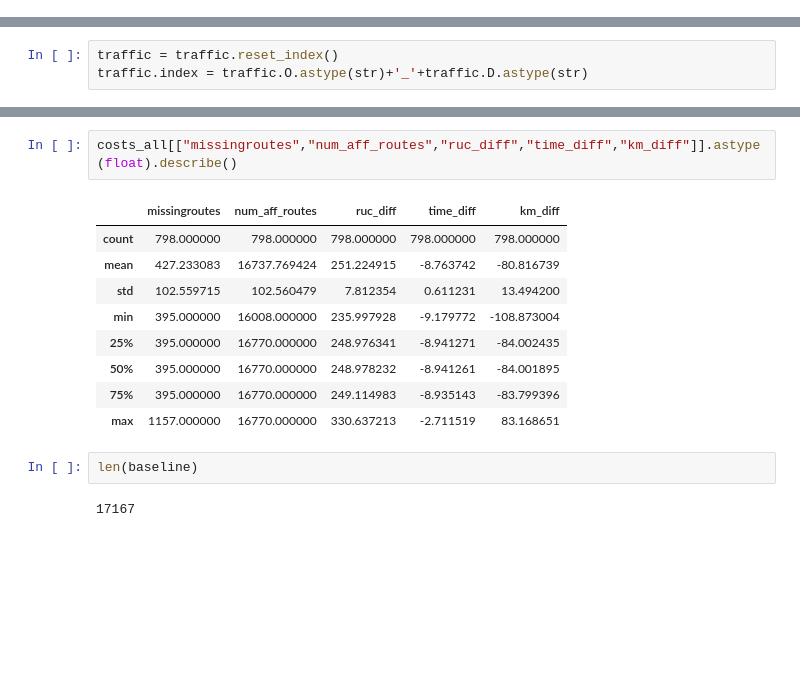
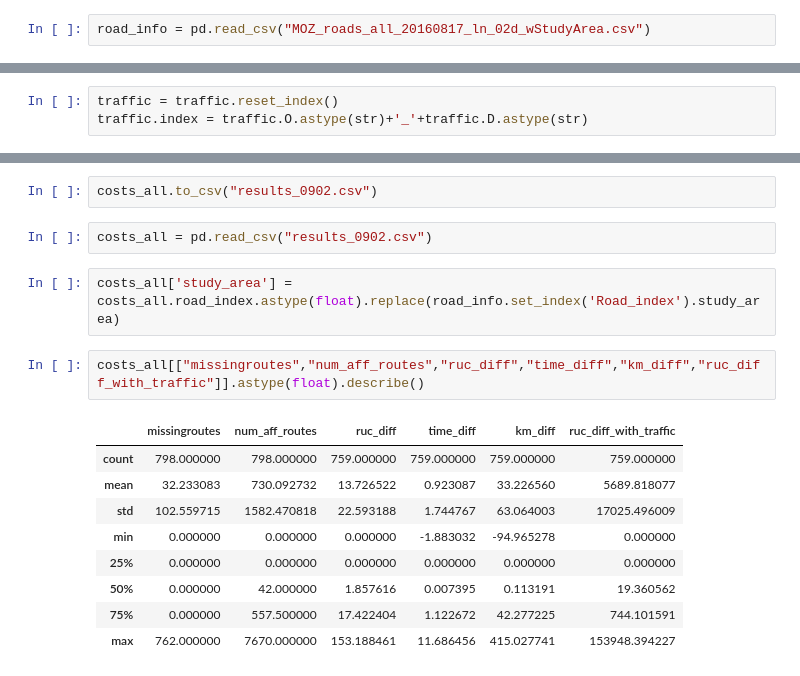
Before and after one commit to julierozz/mozambique, a Jupyter notebook: initial_analysis.ipynb, the cells around one changed output, grey strips where cells are left out. Saved outputs shown, nothing was run; the diff lists cells and outputs as text; blank space fills up the shorter version.

```diff
--- a/initial_analysis.ipynb
+++ b/initial_analysis.ipynb
@@ -53,0 +53,2 @@ traffic_xls = pd.read_excel("Mozambique_OD_locations_wTraffic_20160727.xls","Tra
+# %%
+road_info = pd.read_csv("MOZ_roads_all_20160817_ln_02d_wStudyArea.csv")
@@ -107,16 +142,18 @@ for file in list_csv:
+# %%
+costs_all.to_csv("results_0902.csv")
+# %%
+costs_all = pd.read_csv("results_0902.csv")
+# %%
+costs_all['study_area'] = costs_all.road_index.astype(float).replace(road_info.set_index('Road_index').study_area)
 # %%
-costs_all[["missingroutes","num_aff_routes","ruc_diff","time_diff","km_diff"]].astype(float).describe()
+costs_all[["missingroutes","num_aff_routes","ruc_diff","time_diff","km_diff","ruc_diff_with_traffic"]].astype(float).describe()
 # %% [output]
-|  | missingroutes | num_aff_routes | ruc_diff | time_diff | km_diff |
-| count | 798.000000 | 798.000000 | 798.000000 | 798.000000 | 798.000000 |
-| mean | 427.233083 | 16737.769424 | 251.224915 | -8.763742 | -80.816739 |
-| std | 102.559715 | 102.560479 | 7.812354 | 0.611231 | 13.494200 |
-| min | 395.000000 | 16008.000000 | 235.997928 | -9.179772 | -108.873004 |
-| 25% | 395.000000 | 16770.000000 | 248.976341 | -8.941271 | -84.002435 |
-| 50% | 395.000000 | 16770.000000 | 248.978232 | -8.941261 | -84.001895 |
-| 75% | 395.000000 | 16770.000000 | 249.114983 | -8.935143 | -83.799396 |
-| max | 1157.000000 | 16770.000000 | 330.637213 | -2.711519 | 83.168651 |
+|  | missingroutes | num_aff_routes | ruc_diff | time_diff | km_diff | ruc_diff_with_traffic |
+| count | 798.000000 | 798.000000 | 759.000000 | 759.000000 | 759.000000 | 759.000000 |
+| mean | 32.233083 | 730.092732 | 13.726522 | 0.923087 | 33.226560 | 5689.818077 |
+| std | 102.559715 | 1582.470818 | 22.593188 | 1.744767 | 63.064003 | 17025.496009 |
+| min | 0.000000 | 0.000000 | 0.000000 | -1.883032 | -94.965278 | 0.000000 |
+| 25% | 0.000000 | 0.000000 | 0.000000 | 0.000000 | 0.000000 | 0.000000 |
+| 50% | 0.000000 | 42.000000 | 1.857616 | 0.007395 | 0.113191 | 19.360562 |
+| 75% | 0.000000 | 557.500000 | 17.422404 | 1.122672 | 42.277225 | 744.101591 |
+| max | 762.000000 | 7670.000000 | 153.188461 | 11.686456 | 415.027741 | 153948.394227 |
-# %%
-len(baseline)
-# %% [output]
-17167
```
Also changed, not shown: parts of 29 cells of this notebook.
